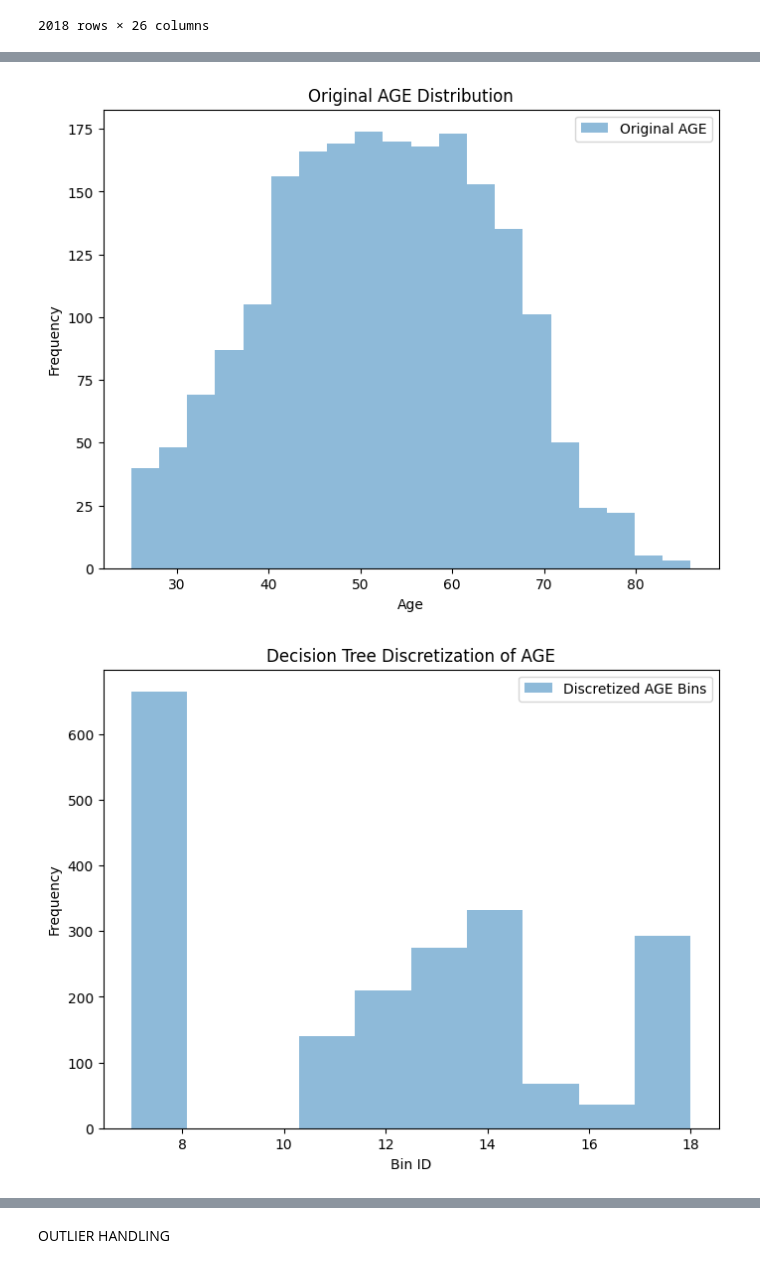
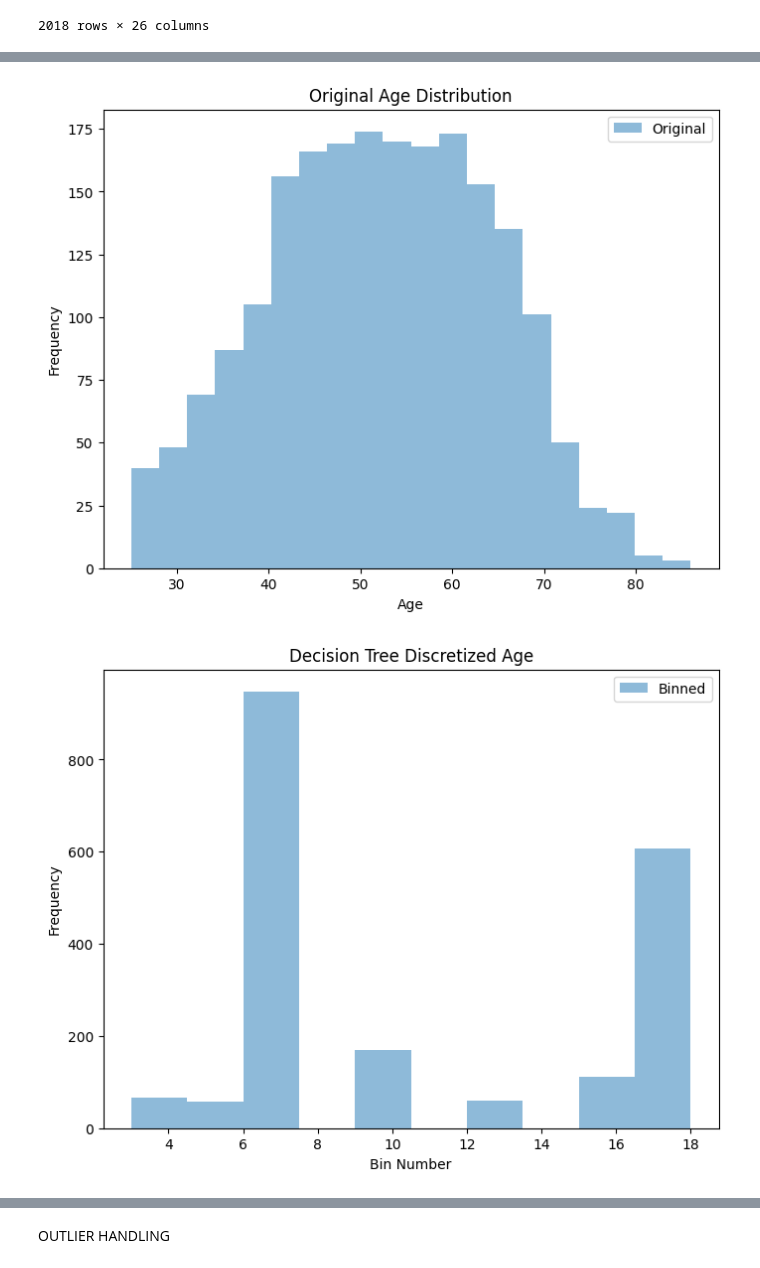
Before and after one commit to SVS-Aditya/election-data-analytics, a Jupyter notebook: Data_Analytics_IndianElection2019.ipynb, the cells around one changed output, grey strips where cells are left out. Saved outputs shown, nothing was run; the diff lists cells and outputs as text; code cells hidden in the pictures.

```diff
--- a/Data_Analytics_IndianElection2019.ipynb
+++ b/Data_Analytics_IndianElection2019.ipynb
@@ -672,39 +672,38 @@ df_new
 | 2261 | Telangana | 31 | ZAHIRABAD | 538 | BANALA LAXMA REDDY | 0 | 0.208127 | MALE | ... |
 2018 rows × 26 columns
 # %%
-from sklearn.tree import DecisionTreeRegressor
+from sklearn.tree import DecisionTreeClassifier
 import matplotlib.pyplot as plt
-import pandas as pd
+import numpy as np
 
-# Extract AGE as numeric
-ages = df_new[['AGE']].copy()
+# 1️⃣ Clean AGE column (replace invalid negatives/NaN with median)
+df_new['AGE'] = pd.to_numeric(df_new['AGE'], errors='coerce')
+df_new.loc[df_new['AGE'] <= 0, 'AGE'] = np.nan
+df_new['AGE'].fillna(df_new['AGE'].median(), inplace=True)
 
-# Set max_leaf_nodes to control number of bins
-max_leaf_nodes = 10
+# 2️⃣ Prepare AGE as feature
+age_feature = df_new[['AGE']]
 
-# Decision Tree Regressor for supervised discretization without a target
-# We use the same variable as target, but since this is regression, it makes sense
-tree = DecisionTreeRegressor(max_leaf_nodes=max_leaf_nodes, random_state=0)
-tree.fit(ages, df_new['AGE'])
+# 3️⃣ Decision Tree discretization
+max_leaf_nodes = 10  # number of bins
+decision_tree = DecisionTreeClassifier(max_leaf_nodes=max_leaf_nodes, random_state=0)
+decision_tree.fit(age_feature, age_feature)  # self-supervised for binning
+df_new['age_bin'] = decision_tree.apply(age_feature)
 
-# Each row gets a leaf ID = the bin it belongs to
-df_new['age_discretized'] = tree.apply(ages)
-
-# Plot original AGE distribution
+# 4️⃣ Plot histograms
 plt.figure(figsize=(8, 6))
-plt.hist(df_new['AGE'], bins=20, alpha=0.5, label='Original AGE')
+plt.hist(df_new['AGE'], bins=20, alpha=0.5, label='Original')
 plt.xlabel('Age')
 plt.ylabel('Frequency')
-plt.title('Original AGE Distribution')
+plt.title('Original Age Distribution')
 plt.legend()
 plt.show()
 
-# Plot discretized AGE bins (leaf IDs)
 plt.figure(figsize=(8, 6))
-plt.hist(df_new['age_discretized'], bins=max_leaf_nodes, alpha=0.5, label='Discretized AGE Bins')
-plt.xlabel('Bin ID')
+plt.hist(df_new['age_bin'], bins=len(df_new['age_bin'].unique()), alpha=0.5, label='Binned')
+plt.xlabel('Bin Number')
 plt.ylabel('Frequency')
-plt.title('Decision Tree Discretization of AGE')
+plt.title('Decision Tree Discretized Age')
 plt.legend()
 plt.show()
 # %% [output]
@@ -711,2 +716,2 @@ plt.show()
-[figure, old version]
+[figure, new version]
-[figure, old version]
+[figure, new version]
```
Also changed, not shown: parts of 3 cells of this notebook.
